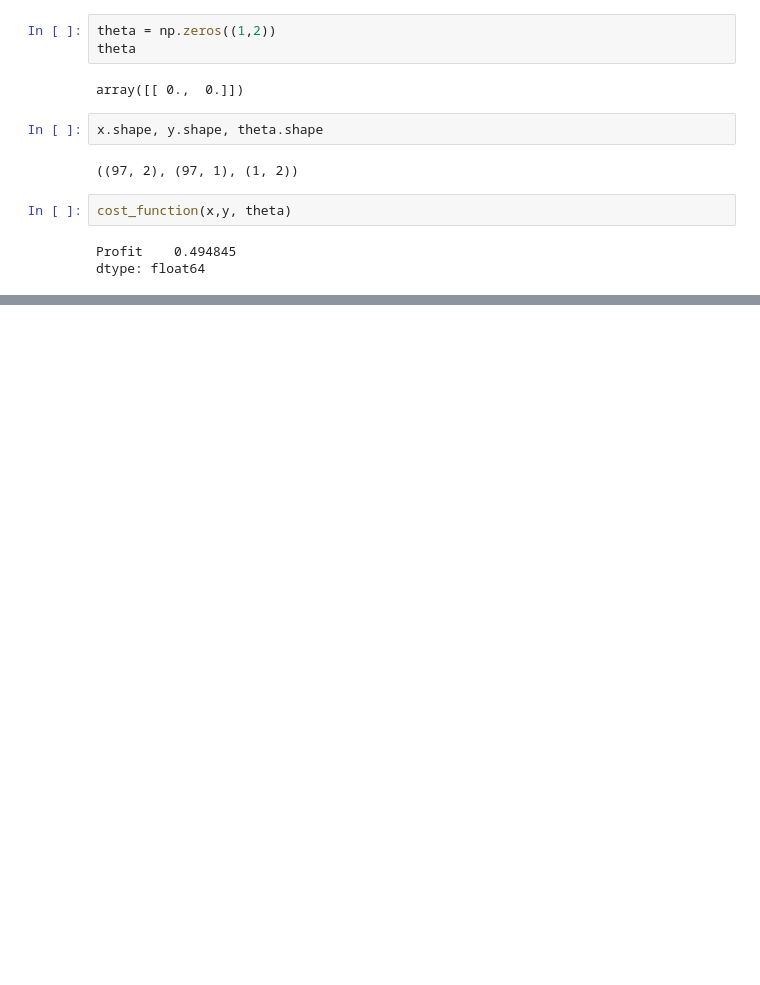
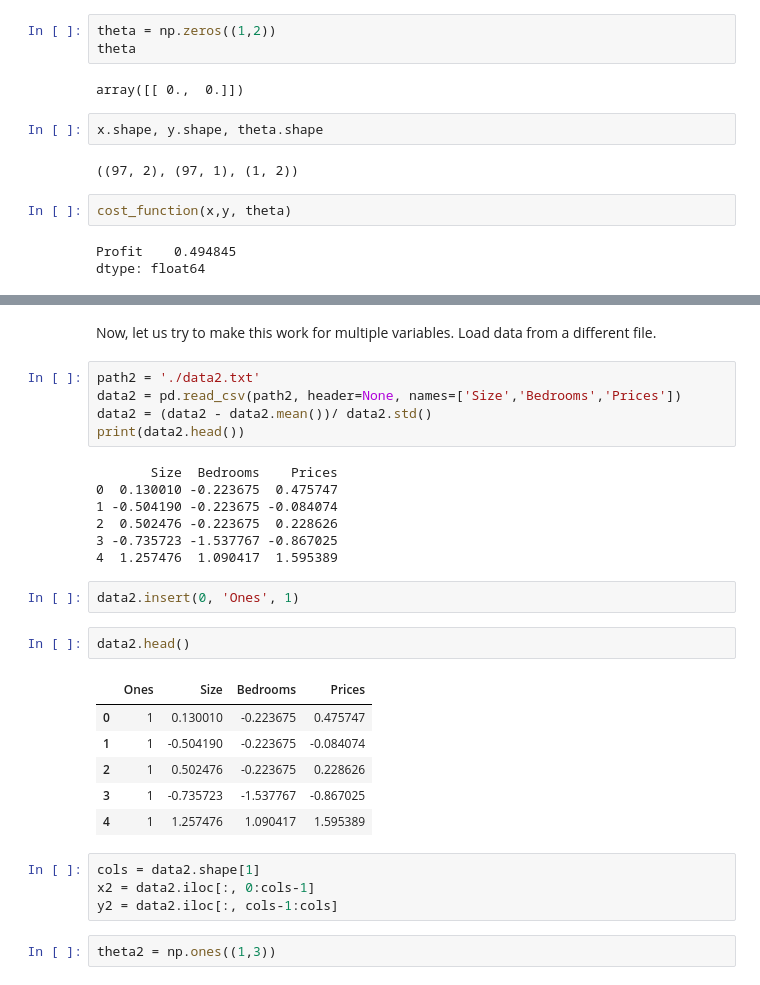
Before and after one commit to bakszero/Retro, a Jupyter notebook: LinearRegression.ipynb, the cells around one changed output, grey strips where cells are left out. Drawn from its saved outputs; the diff is of its cells as text; blank space fills up the shorter version.

```diff
--- a/LinearRegression.ipynb
+++ b/LinearRegression.ipynb
@@ -154 +198,33 @@ ax.set_title('Predicted Profit vs. Population Size')
 [figure]
+# %% [markdown]
+Now, let us try to make this work for multiple variables.
+Load data from a different file.
+# %%
+path2 = './data2.txt'
+data2 = pd.read_csv(path2, header=None, names=['Size','Bedrooms','Prices'])
+data2 = (data2 - data2.mean())/ data2.std()
+print(data2.head())
+# %% [output]
+       Size  Bedrooms    Prices
+0  0.130010 -0.223675  0.475747
+1 -0.504190 -0.223675 -0.084074
+2  0.502476 -0.223675  0.228626
+3 -0.735723 -1.537767 -0.867025
+4  1.257476  1.090417  1.595389
+# %%
+data2.insert(0, 'Ones', 1)
+# %%
+data2.head()
+# %% [output]
+|  | Ones | Size | Bedrooms | Prices |
+| 0 | 1 | 0.130010 | -0.223675 | 0.475747 |
+| 1 | 1 | -0.504190 | -0.223675 | -0.084074 |
+| 2 | 1 | 0.502476 | -0.223675 | 0.228626 |
+| 3 | 1 | -0.735723 | -1.537767 | -0.867025 |
+| 4 | 1 | 1.257476 | 1.090417 | 1.595389 |
+# %%
+cols = data2.shape[1]
+x2 = data2.iloc[:, 0:cols-1]
+y2 = data2.iloc[:, cols-1:cols]
+# %%
+theta2 = np.ones((1,3))
```
Also changed, not shown: parts of 9 cells of this notebook, 1 other file.
